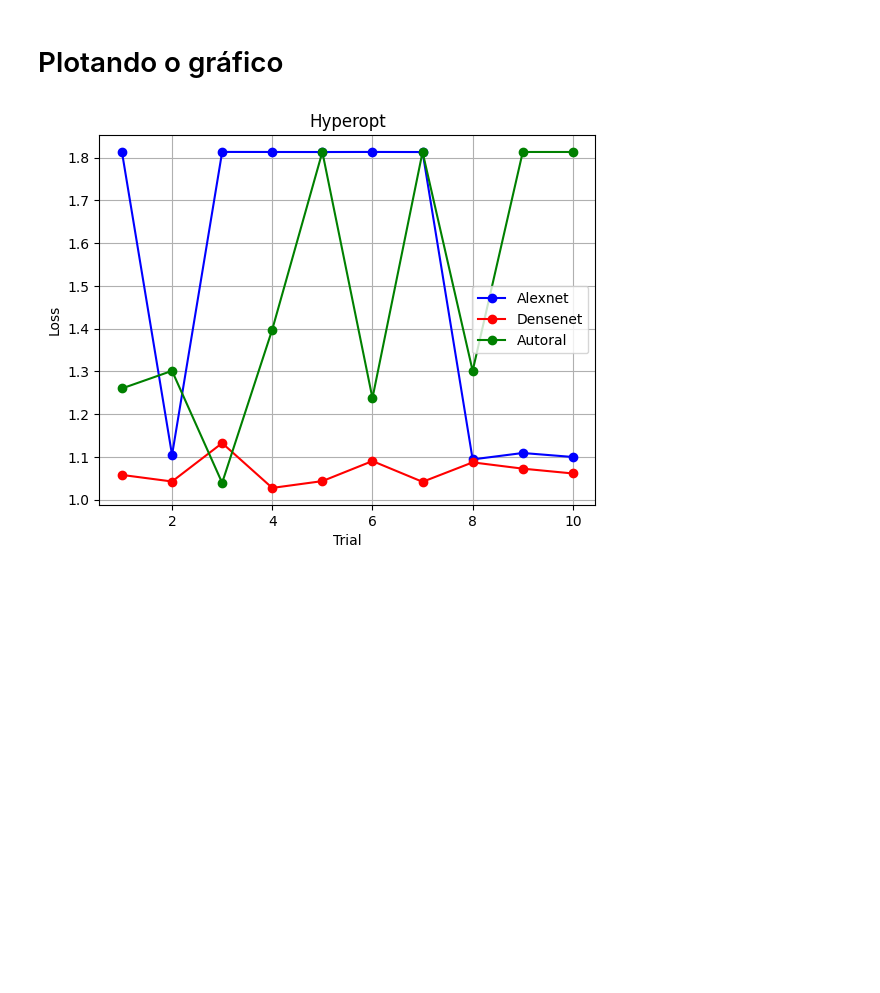
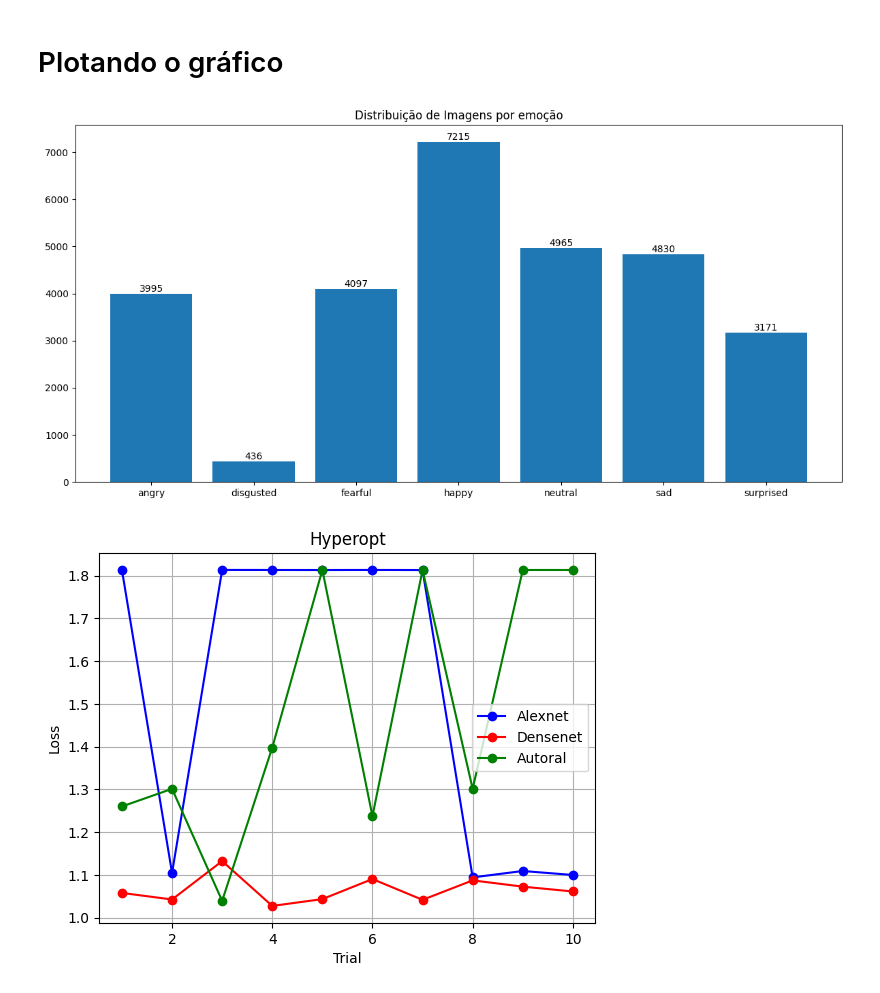
Before and after one commit to natescom/JIrello, a Jupyter notebook: tcc.ipynb, the cells around one changed output. Saved outputs shown, nothing was run; the diff lists cells and outputs as text; code cells hidden in the pictures; blank space fills up the shorter version.

```diff
--- a/tcc.ipynb
+++ b/tcc.ipynb
@@ -411,6 +388,31 @@ def plotar_hyperopt(trials_alexnet,trials_densenet,trials_autoral):
     pyplot.grid(True)
     pyplot.legend()
     pyplot.show()
+# %%
+def plotar_distribuicao(generator):
+    # Contar o número de imagens por classe no conjunto de treinamento
+    class_counts = np.zeros(len(generator.class_indices))
+    for class_idx in generator.classes:
+        class_counts[class_idx] += 1
+
+    # Nomes das classes
+    class_names = list(generator.class_indices.keys())
+
+    # Plotar gráfico da distribuição de imagens no conjunto de treinamento
+    pyplot.figure(figsize=(12, 6))
+    pyplot.bar(class_names, class_counts)
+    pyplot.title('Distribuição de Imagens por emoção')
+
+    # Adicionar número exato no topo de cada barra
+    for i, count in enumerate(class_counts):
+        pyplot.text(i, count + 5, int(count), ha='center', va='bottom')
+
+    pyplot.tight_layout()
+    pyplot.show()
+# %%
+plotar_distribuicao(train_generator)
+# %% [output]
+[figure, added]
 # %%
 plotar_hyperopt(trials_alexnet,trials_densenet,trials_autoral)
 # %% [output]
```
Also changed, not shown: parts of 14 cells of this notebook.
